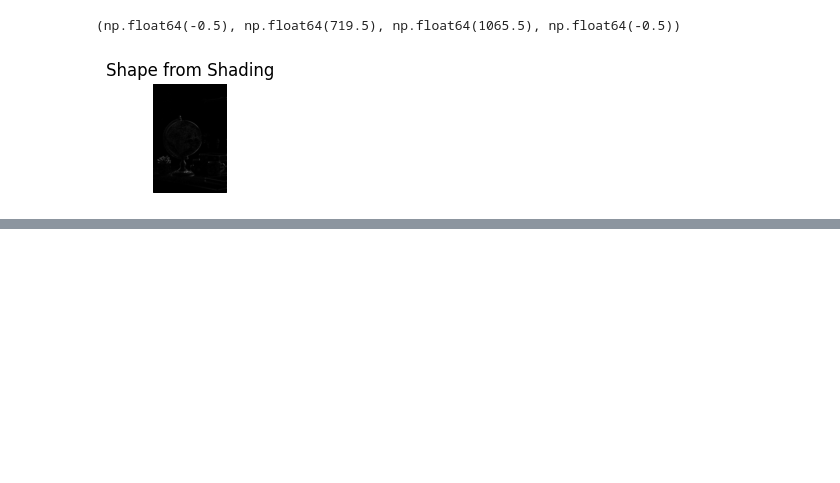
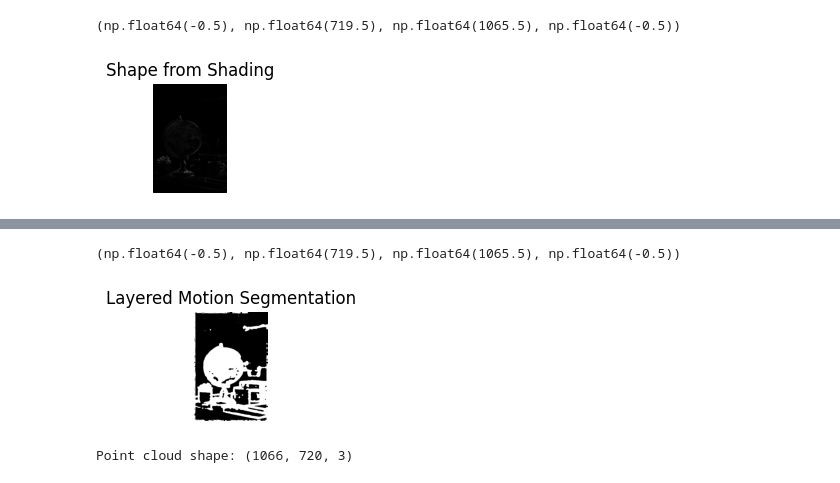
Before and after one commit to SawhneySatvik/IntroductionToComputerVision, a Jupyter notebook: 04.VisionAndMotionAnalysis.ipynb, the cells around one changed output, grey strips where cells are left out. Cells and saved outputs as stored; diff of their text form; code cells hidden in the pictures; blank space fills up the shorter version.

```diff
--- a/04.VisionAndMotionAnalysis.ipynb
+++ b/04.VisionAndMotionAnalysis.ipynb
@@ -117,0 +132,22 @@ if ret:
+# %%
+
+# 6️⃣ Layered Motion Segmentation (separate moving objects)
+motion_mask = (magnitude > 2).astype(np.uint8) * 255
+plt.subplot(3,4,6)
+plt.imshow(motion_mask, cmap='gray')
+plt.title('Layered Motion Segmentation')
+plt.axis('off')
+# %% [output]
+(np.float64(-0.5), np.float64(719.5), np.float64(1065.5), np.float64(-0.5))
+[figure, added]
+# %%
+# 7️⃣ Surface Representation (Point Cloud)
+h, w = disparity.shape
+Q = np.float32([[1, 0, 0, -w/2],
+                [0, -1, 0, h/2],
+                [0, 0, 0, -f],
+                [0, 0, 1/50, 0]])
+points_3D = cv2.reprojectImageTo3D(disparity, Q)
+print(f"Point cloud shape: {points_3D.shape}")
+# %% [output]
+Point cloud shape: (1066, 720, 3)
```
Also changed, not shown: parts of 8 cells of this notebook.
